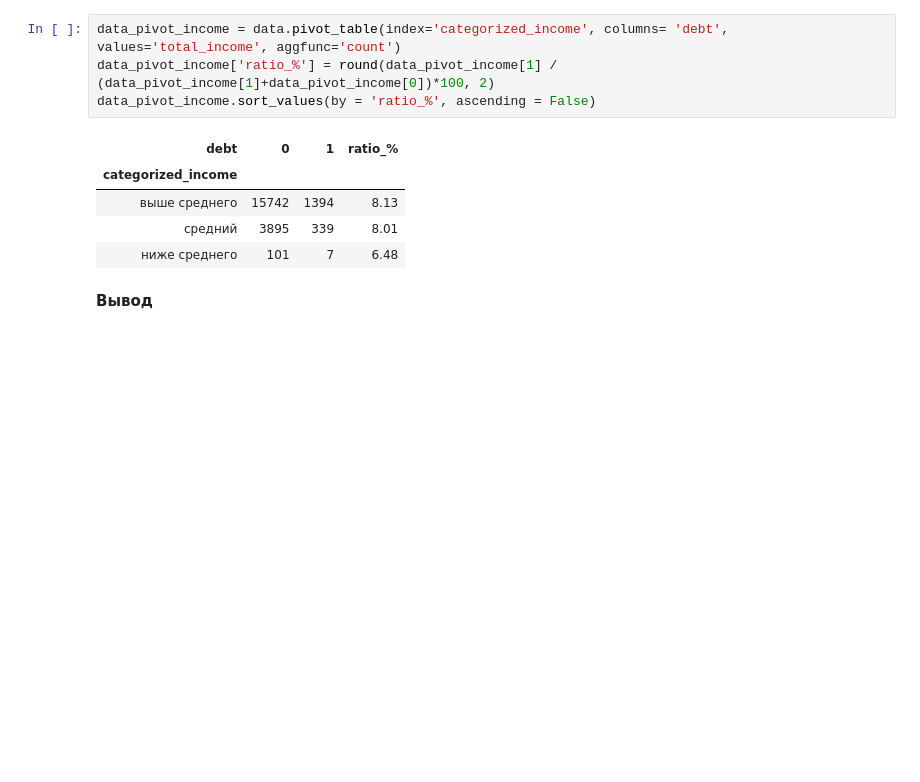
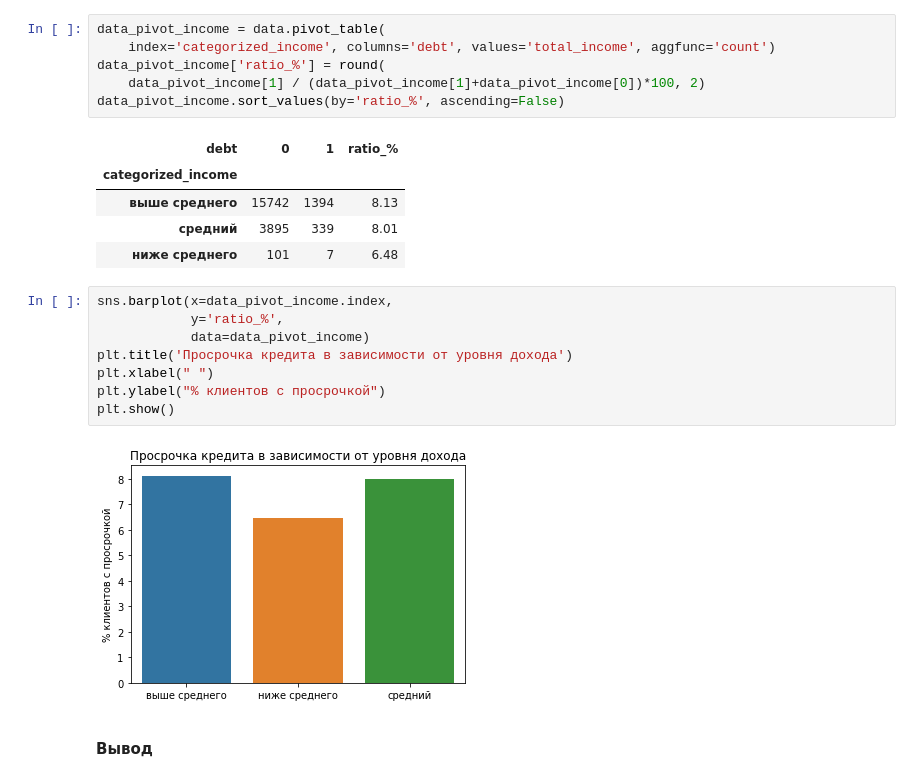
Before and after one commit to smetne/ya_praktikum, a Jupyter notebook: the reliability of borrowers/the_reliability_of_borrowers.ipynb, the cells around one changed output. Drawn from its saved outputs; the diff is of its cells as text; blank space fills up the shorter version.

```diff
--- a/the reliability of borrowers/the_reliability_of_borrowers.ipynb
+++ b/the reliability of borrowers/the_reliability_of_borrowers.ipynb
@@ -558,15 +461,27 @@ data_pivot_family.sort_values(by = 'ratio_%', ascending = False)
 # %% [markdown]
 *Создаем сводную таблицу по категориям дохода и кредитной задолженности c подсчетом кол-ва в каждой и сохраняем в переменную, создаем новый столбец, в котором считаем отношение кол-ва клиентов с задолженностью по кредиту к общему кол-ву клиентов с кредитом, переводим в проценты и окургляем до 2-х знаков после запятой методом round.*
 # %%
-data_pivot_income = data.pivot_table(index='categorized_income', columns= 'debt', values='total_income', aggfunc='count')
-data_pivot_income['ratio_%'] = round(data_pivot_income[1] / (data_pivot_income[1]+data_pivot_income[0])*100, 2)
-data_pivot_income.sort_values(by = 'ratio_%', ascending = False)
+data_pivot_income = data.pivot_table(
+    index='categorized_income', columns='debt', values='total_income', aggfunc='count')
+data_pivot_income['ratio_%'] = round(
+    data_pivot_income[1] / (data_pivot_income[1]+data_pivot_income[0])*100, 2)
+data_pivot_income.sort_values(by='ratio_%', ascending=False)
 # %% [output]
 | debt | 0 | 1 | ratio_% |
 | categorized_income |  |  |  |
 | выше среднего | 15742 | 1394 | 8.13 |
 | средний | 3895 | 339 | 8.01 |
 | ниже среднего | 101 | 7 | 6.48 |
+# %%
+sns.barplot(x=data_pivot_income.index,
+            y='ratio_%',
+            data=data_pivot_income)
+plt.title('Просрочка кредита в зависимости от уровня дохода')
+plt.xlabel(" ")
+plt.ylabel("% клиентов с просрочкой")
+plt.show()
+# %% [output]
+[figure, added]
 # %% [markdown]
 **Вывод**
 # %% [markdown]
```
Also changed, not shown: parts of 74 cells of this notebook.
